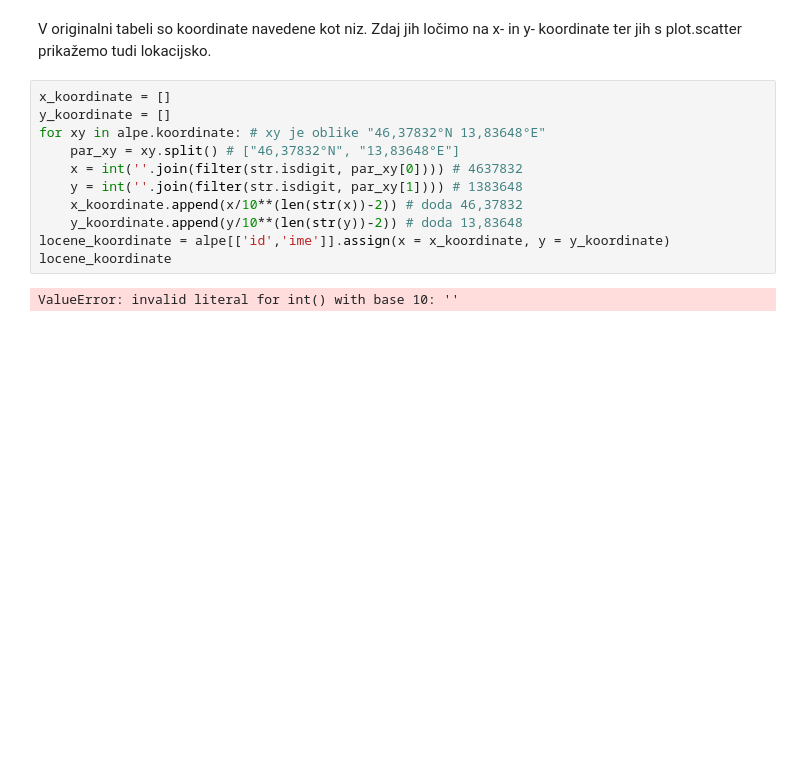
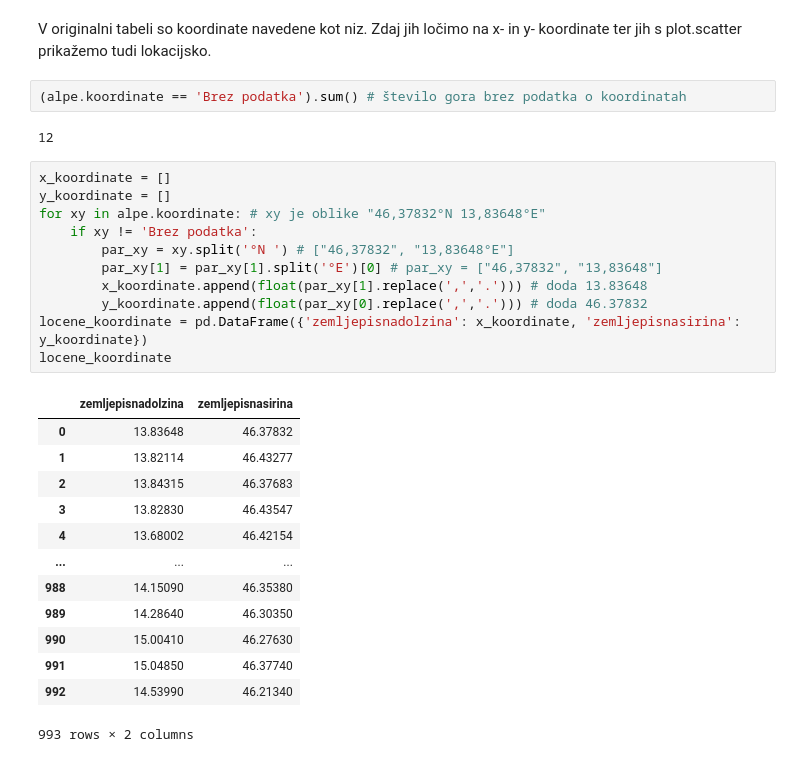
Before and after one commit to TerezijaKrecic/Projektna-naloga-Prog1-, a Jupyter notebook: analiza.ipynb, the cells around one changed output. Drawn from its saved outputs; the diff is of its cells as text; blank space fills up the shorter version.

```diff
--- a/analiza.ipynb
+++ b/analiza.ipynb
@@ -346,16 +352,32 @@ Hipoteza *"vrhov je več kot koč in bivakov"* je tako potrjena.
 # LOKACIJA
 # %% [markdown]
 V originalni tabeli so koordinate navedene kot niz. Zdaj jih ločimo na x- in y- koordinate ter jih s plot.scatter prikažemo tudi lokacijsko.
+# %%
+(alpe.koordinate == 'Brez podatka').sum() # število gora brez podatka o koordinatah
+# %% [output]
+12
 # %%
 x_koordinate = []
 y_koordinate = []
 for xy in alpe.koordinate: # xy je oblike "46,37832°N 13,83648°E"
-    par_xy = xy.split() # ["46,37832°N", "13,83648°E"]
-    x = int(''.join(filter(str.isdigit, par_xy[0]))) # 4637832
-    y = int(''.join(filter(str.isdigit, par_xy[1]))) # 1383648
-    x_koordinate.append(x/10**(len(str(x))-2)) # doda 46,37832
-    y_koordinate.append(y/10**(len(str(y))-2)) # doda 13,83648
-locene_koordinate = alpe[['id','ime']].assign(x = x_koordinate, y = y_koordinate)
+    if xy != 'Brez podatka':
+        par_xy = xy.split('°N ') # ["46,37832", "13,83648°E"]
+        par_xy[1] = par_xy[1].split('°E')[0] # par_xy = ["46,37832", "13,83648"]
+        x_koordinate.append(float(par_xy[1].replace(',','.'))) # doda 13.83648
+        y_koordinate.append(float(par_xy[0].replace(',','.'))) # doda 46.37832
+locene_koordinate = pd.DataFrame({'zemljepisnadolzina': x_koordinate, 'zemljepisnasirina': y_koordinate})
 locene_koordinate
 # %% [output]
+|  | zemljepisnadolzina | zemljepisnasirina |
+| 0 | 13.83648 | 46.37832 |
+| 1 | 13.82114 | 46.43277 |
+| 2 | 13.84315 | 46.37683 |
+| 3 | 13.82830 | 46.43547 |
+| 4 | 13.68002 | 46.42154 |
+| ... | ... | ... |
+| 988 | 14.15090 | 46.35380 |
+| 989 | 14.28640 | 46.30350 |
+| 990 | 15.00410 | 46.27630 |
+| 991 | 15.04850 | 46.37740 |
+| 992 | 14.53990 | 46.21340 |
-ValueError: invalid literal for int() with base 10: ''
+993 rows × 2 columns
```
Also changed, not shown: parts of 8 cells of this notebook.
